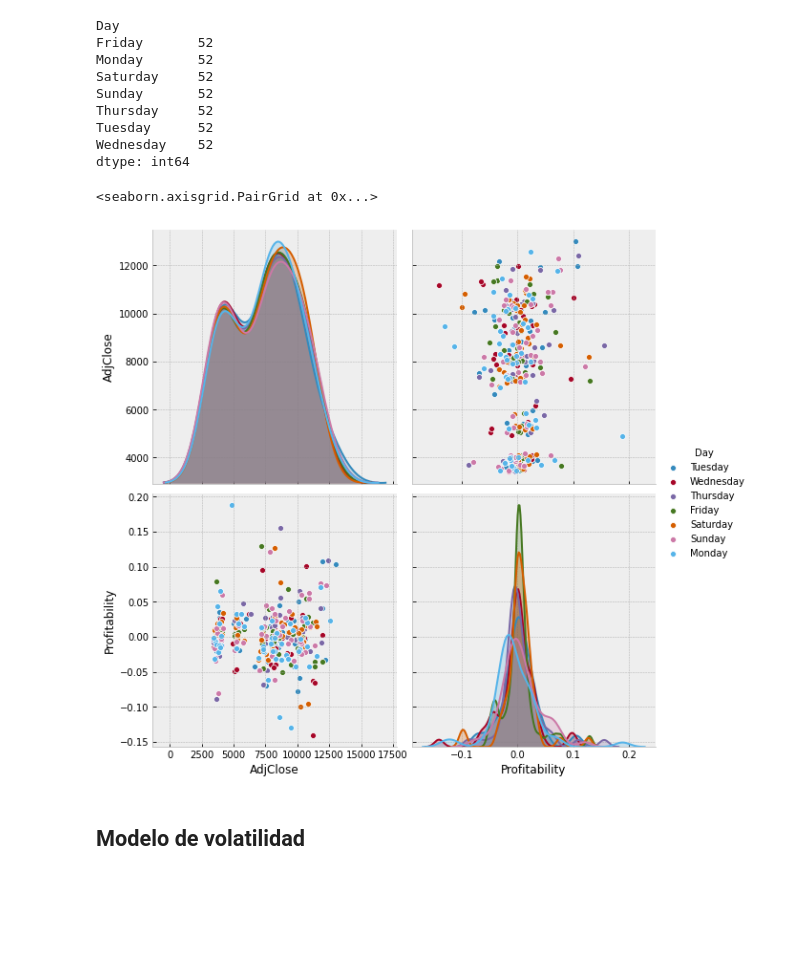
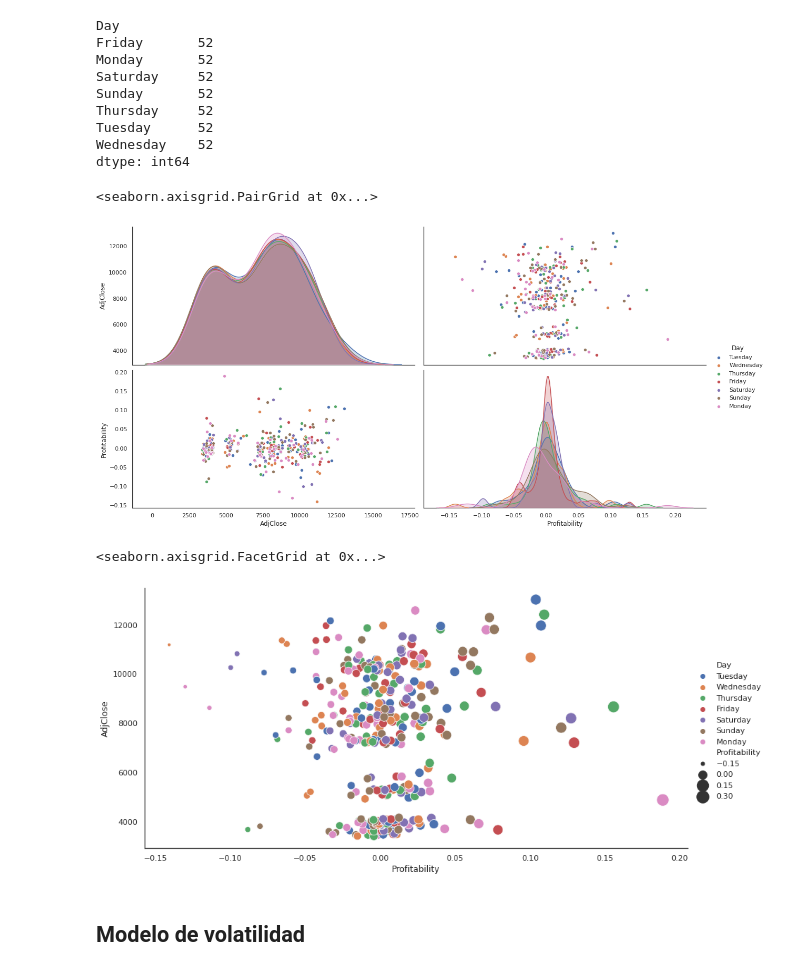
Before and after one commit to cristiandarioortegayubro/Ciencia-de-Datos-en-Ciencias-Economicas-con-Python, a Jupyter notebook: Python_Bitcoin.ipynb, the cells around one changed output. Cells and saved outputs as stored; diff of their text form; code cells hidden in the pictures; blank space fills up the shorter version.

```diff
--- a/Python_Bitcoin.ipynb
+++ b/Python_Bitcoin.ipynb
@@ -41,7 +41,6 @@ Index(['High', 'Low', 'Open', 'Close', 'Volume', 'Adj Close'], dtype='object')
 # %% [markdown]
 ## Transformación de datos
 # %%
-df.insert(0,column='Date',value=df.index.values)
-df.reset_index(drop=True, inplace=True)
-df
+df.insert(0,column='Day',value=pd.DatetimeIndex(df.index).day_name())
+df.head()
 # %% [output]
@@ -65,3 +53,0 @@ Index(['Date', 'High', 'Low', 'Open', 'Close', 'Volume', 'Adj Close'], dtype='ob
-# %%
-df.insert(1,column='Day',value=pd.DatetimeIndex(df['Date']).day_name())
-df
@@ -154,10 +129,18 @@ Tuesday      52
 Wednesday    52
 dtype: int64
 # %%
-sb.pairplot(df.dropna(), hue='Day', height=4, vars=["AdjClose","Profitability"], kind='scatter')
+sb.set(style="white")
+sb.pairplot(df, hue='Day', height=4, aspect=2, vars=["AdjClose","Profitability"])
 # %% [output]
 <seaborn.axisgrid.PairGrid at 0x...>
-[figure, old version]
+[figure, new version]
+# %%
+sb.set(style="white")
+sb.relplot(x="Profitability", y="AdjClose", hue='Day', kind="scatter", size="Profitability",
+           sizes=(25,300), height=6, aspect=2, data=df)
+# %% [output]
+<seaborn.axisgrid.FacetGrid at 0x...>
+[figure, added]
 # %% [markdown]
 ## **Modelo de volatilidad**
 # %% [markdown]
```
Also changed, not shown: parts of 41 cells of this notebook.
